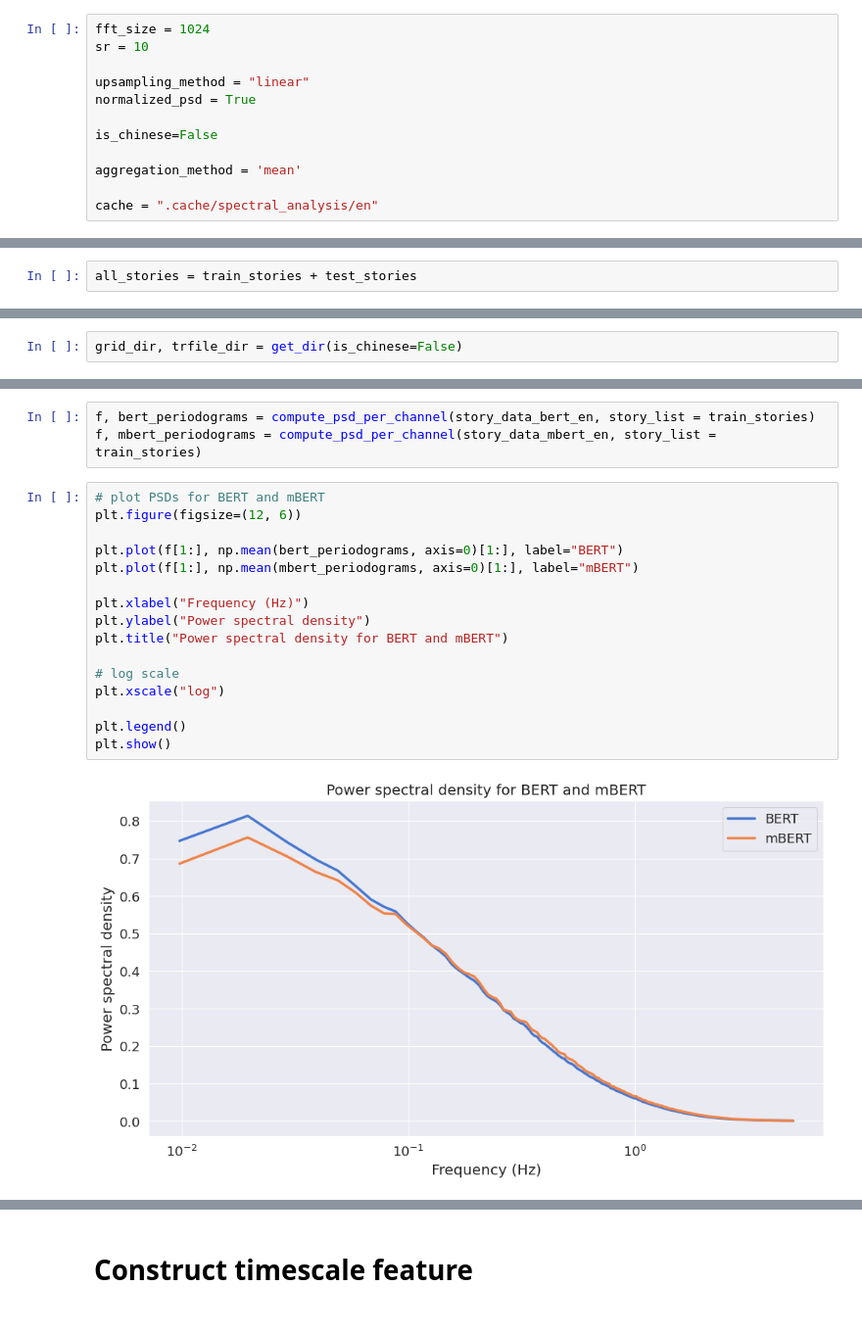
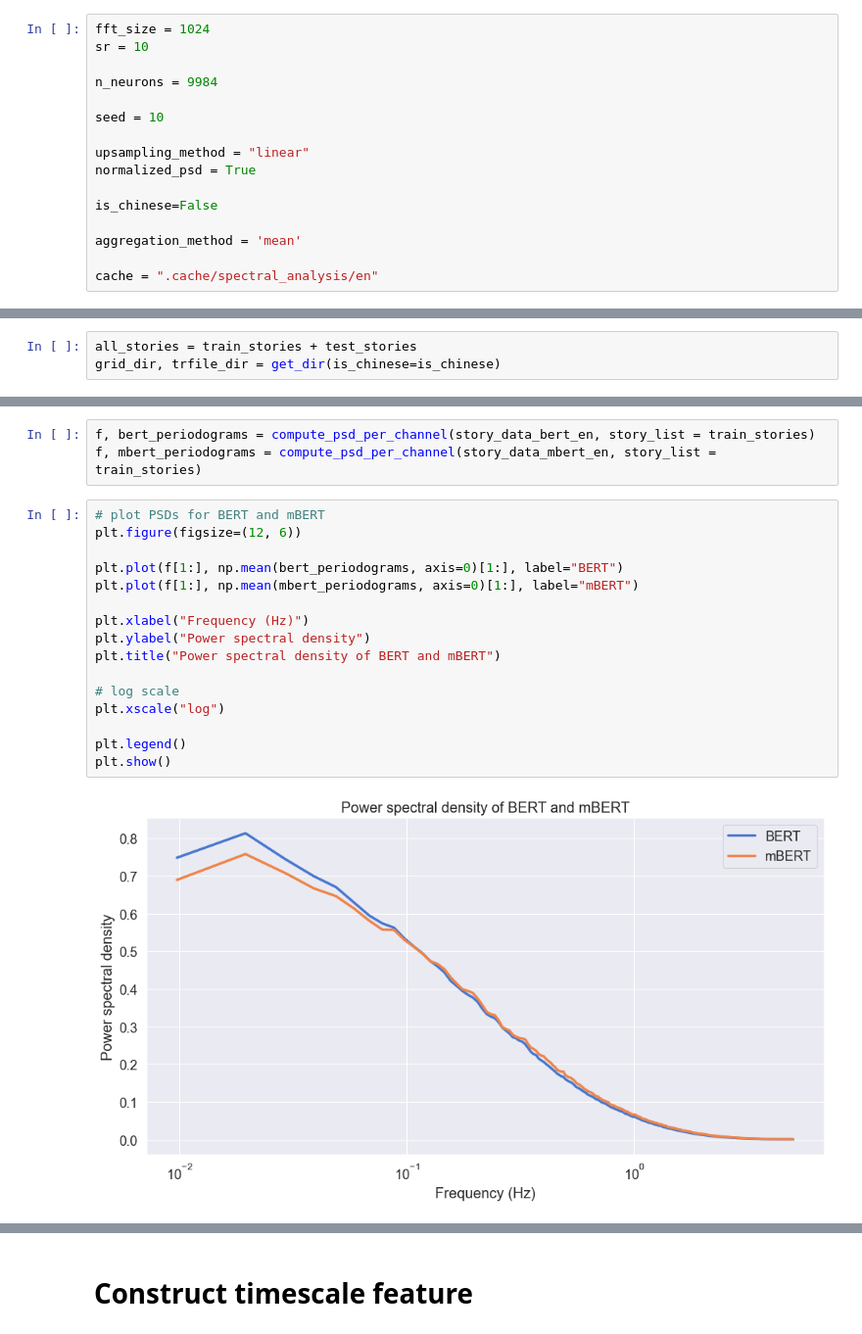
Before and after one commit to bramantyois/timescales_filtering, a Jupyter notebook: notebooks/00_spectral_analysis/00_BERT-mBERT_en.ipynb, the cells around one changed output, grey strips where cells are left out. Shown at 98% size. Drawn from its saved outputs; the diff is of its cells as text.

```diff
--- a/notebooks/00_spectral_analysis/00_BERT-mBERT_en.ipynb
+++ b/notebooks/00_spectral_analysis/00_BERT-mBERT_en.ipynb
@@ -47,6 +50,10 @@ config_plotting(context="paper", palette="muted")
 # %%
 fft_size = 1024
 sr = 10
+
+n_neurons = 9984
+
+seed = 10
 
 upsampling_method = "linear"
 normalized_psd = True
@@ -61,10 +68,9 @@ if not os.path.exists(cache):
     os.makedirs(cache)
 # %%
 all_stories = train_stories + test_stories
+grid_dir, trfile_dir = get_dir(is_chinese=is_chinese)
 # %% [markdown]
 # Upsampling Stories
-# %%
-grid_dir, trfile_dir = get_dir(is_chinese=False)
 # %%
 
 story_data_bert_en= {}
@@ -111,21 +117,21 @@ f, mbert_periodograms = compute_psd_per_channel(story_data_mbert_en, story_list
 # %%
 # plot PSDs for BERT and mBERT
 plt.figure(figsize=(12, 6))
 
 plt.plot(f[1:], np.mean(bert_periodograms, axis=0)[1:], label="BERT")
 plt.plot(f[1:], np.mean(mbert_periodograms, axis=0)[1:], label="mBERT")
 
 plt.xlabel("Frequency (Hz)")
 plt.ylabel("Power spectral density")
-plt.title("Power spectral density for BERT and mBERT")
+plt.title("Power spectral density of BERT and mBERT")
 
 # log scale
 plt.xscale("log")
 
 plt.legend()
 plt.show()
 # %% [output]
-[figure, old version]
+[figure, new version]
 # %%
 # plot PSDs for BERT and mBERT in dB scale
 plt.figure(figsize=(12, 6))
```
Also changed, not shown: parts of 28 cells of this notebook, 3 other files.
